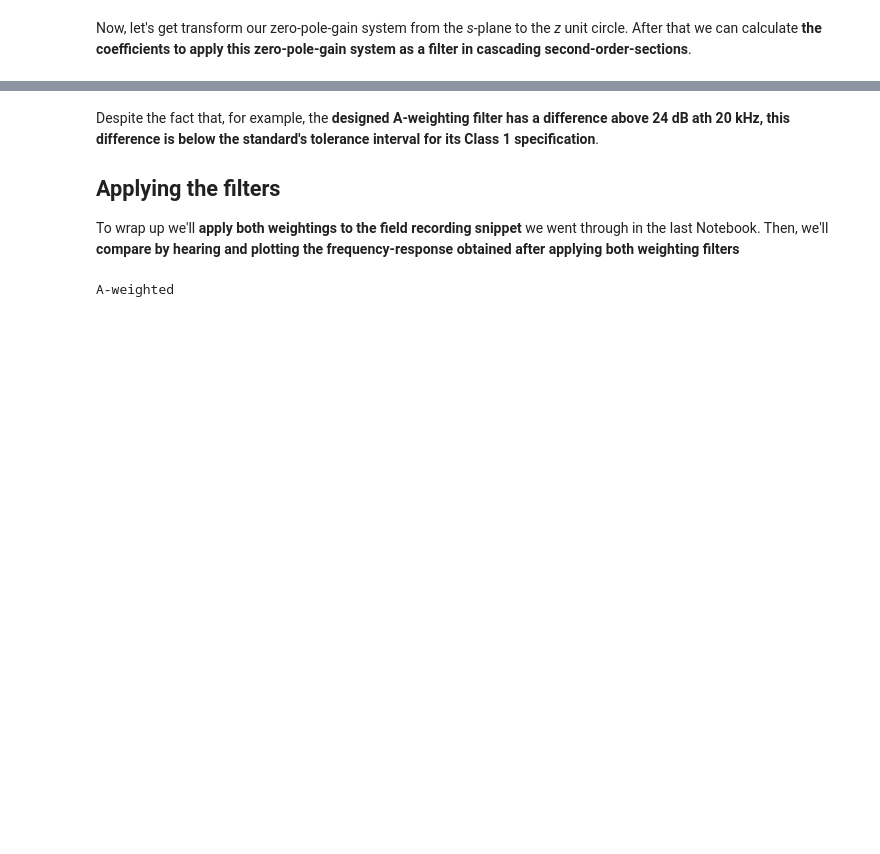
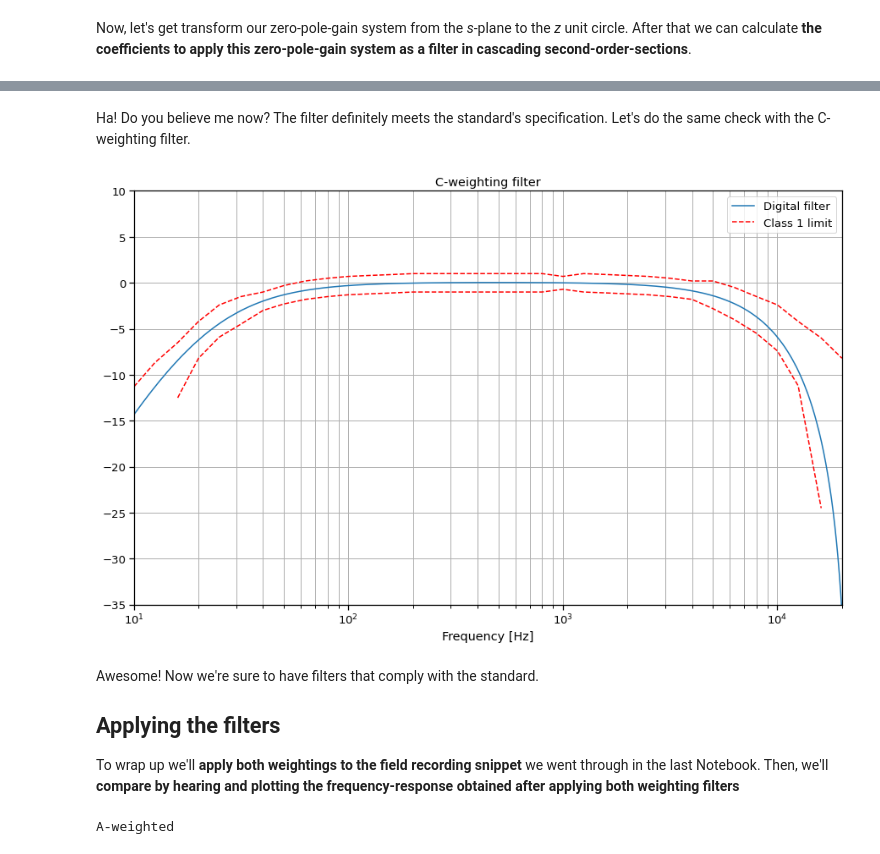
Before and after one commit to tiaqui/my_thesis, a Jupyter notebook: notebooks/2. A, C and Z frequency weightings.ipynb, the cells around one changed output, grey strips where cells are left out. Saved outputs shown, nothing was run; the diff lists cells and outputs as text; code cells hidden in the pictures; blank space fills up the shorter version.

```diff
--- a/notebooks/2. A, C and Z frequency weightings.ipynb
+++ b/notebooks/2. A, C and Z frequency weightings.ipynb
@@ -146,5 +220,35 @@ for ax_ in ax:
+# %% [markdown]
+Ha! Do you believe me now? The filter definitely meets the standard's specification. Let's do the same check with the C-weighting filter.
+# %%
+# Standard's definitions
+# - - - - - - - - - - - - - - -
+
+# C-weighting at the stated frequencies
+C = np.array([-14.3, -11.2, -8.5, -6.2, -4.4,
+              -3, -2, -1.3, -0.8, -0.5, -0.3,
+              -0.2, -0.1, 0, 0, 0, 0, 0, 0, 0,
+              0, 0, -0.1, -0.2, -0.3, -0.5,
+              -0.8, -1.3, -2, -3, -4.4, -6.2,
+              -8.5, -11.2])
+
+# Plotting!
+# - - - - - - - - - - - - - - -
+
+plt.plot((0.5*FS/np.pi)*w_c, eps+20*np.log10(abs(h_c+eps)), label='Digital filter')
+plt.plot(freqs, C + l_upp, '--', label='Class 1 limit', c='r')
+plt.plot(freqs, C + l_low, '--', c='r')
+
+plt.xscale('log')
+plt.grid('on', which='both')
+plt.legend()
+plt.xlabel('Frequency [Hz]')
+plt.xlim([10, 20000])
+plt.title('C-weighting filter')
+plt.ylim([-35, 10]);
+# %% [output]
+[figure, added]
 # %% [markdown]
-Despite the fact that, for example, the **designed A-weighting filter has a difference above 24 dB ath 20 kHz, this difference is below the standard's tolerance interval for its Class 1 specification**.
+Awesome! Now we're sure to have filters that comply with the standard.
 
 ## Applying the filters
 
```
Also changed, not shown: parts of 5 cells of this notebook, 1 other file.
